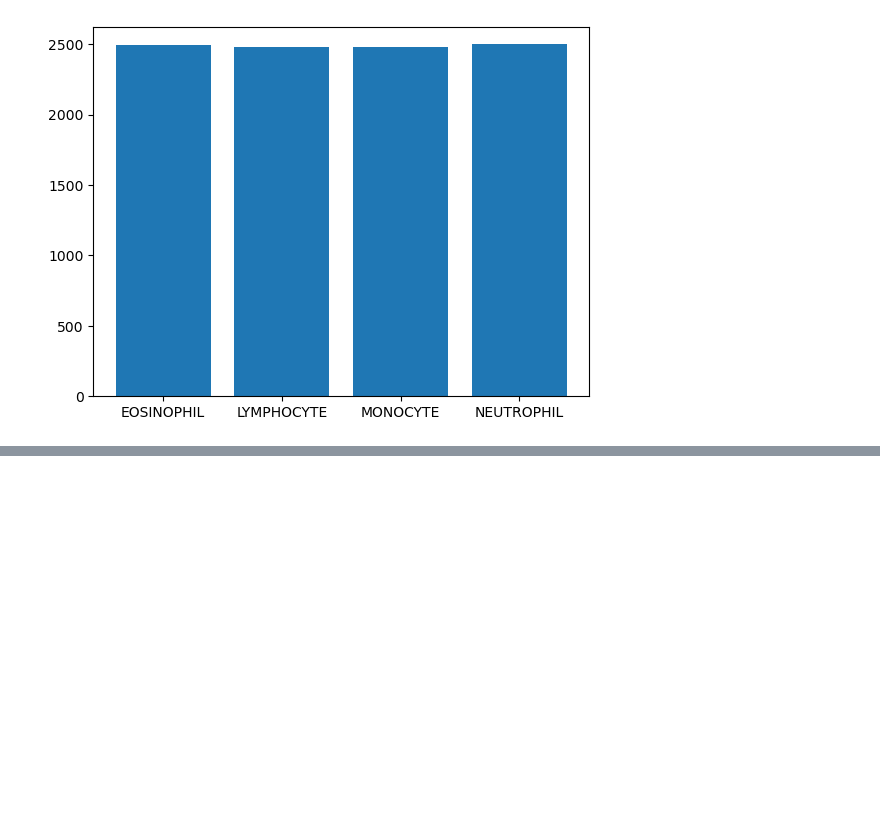
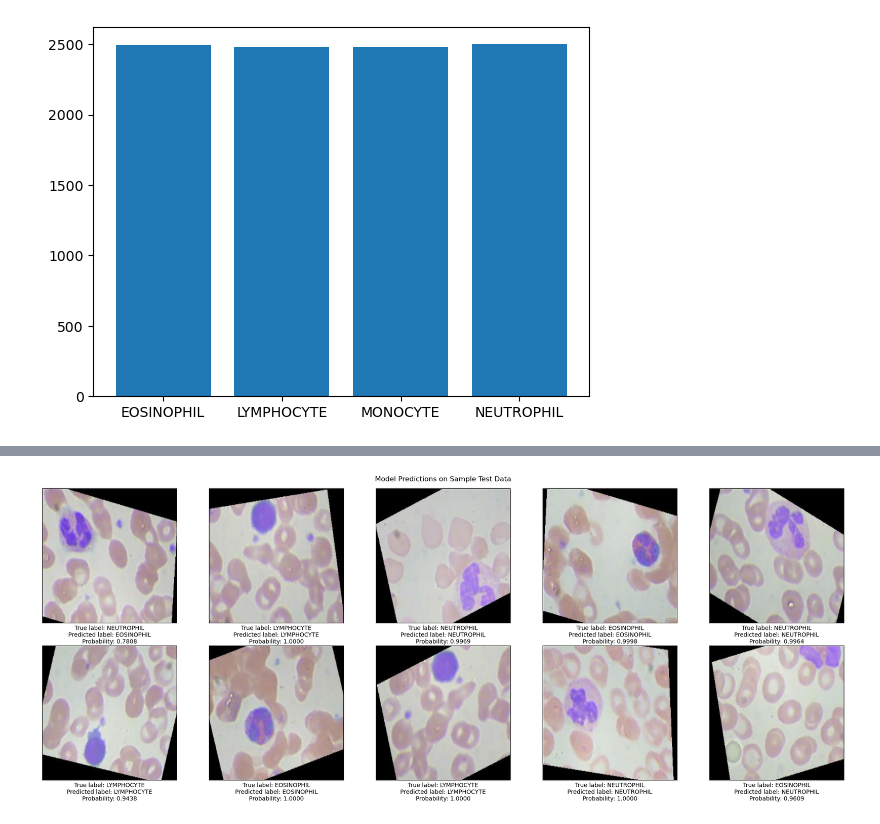
Before and after one commit to srheegit/bloodcell-classification, a Jupyter notebook: bloodcell-classification-tl.ipynb, the cells around one changed output, grey strips where cells are left out. Saved outputs shown, nothing was run; the diff lists cells and outputs as text; code cells hidden in the pictures; blank space fills up the shorter version.

```diff
--- a/bloodcell-classification-tl.ipynb
+++ b/bloodcell-classification-tl.ipynb
@@ -222,0 +168,11 @@ model_enet_t1.save_weights("bloodcell-efficientnetb0_weights.h5")
+# %%
+# load test set
+test_set = preprocess.load_images_dataset(TEST_IMAGES_DIR,
+                                          target_size=(IMAGE_HEIGHT,IMAGE_WIDTH),
+                                          batch_size=1)
+
+# evaluate the model on the test set
+test_loss, test_accuracy = model_enet_tl.evaluate(test_set)
+
+print(f'Test accuracy: {test_accuracy}')
+print(f'Test loss: {test_loss}')
@@ -222,0 +184,3 @@ model_enet_t1.save_weights("bloodcell-efficientnetb0_weights.h5")
+# %%
+visualize.visualize_predictions(model_enet_tl, test_set, REP_TO_LABELS)
+# %% [output]
@@ -222,0 +188 @@ model_enet_t1.save_weights("bloodcell-efficientnetb0_weights.h5")
+[figure, added]
```
Also changed, not shown: parts of 22 cells of this notebook, 1 other file.
